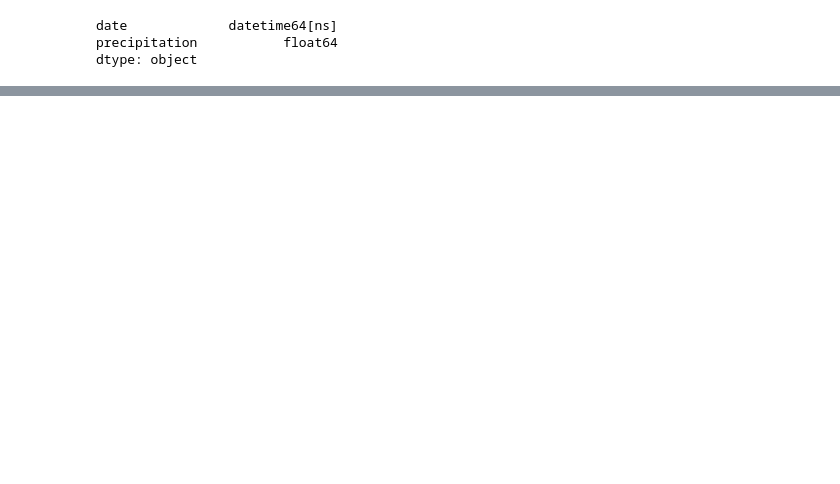
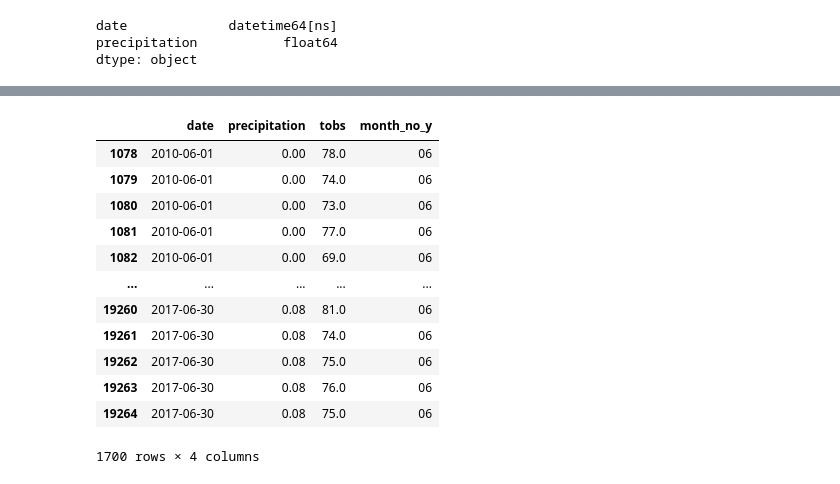
Before and after one commit to aramaswami/surfs_up, a Jupyter notebook: climate_analysis.ipynb, the cells around one changed output, grey strips where cells are left out. Saved outputs shown, nothing was run; the diff lists cells and outputs as text; code cells hidden in the pictures; blank space fills up the shorter version.

```diff
--- a/climate_analysis.ipynb
+++ b/climate_analysis.ipynb
@@ -328,0 +373,18 @@ df_prcp.groupby('month_no').mean()
+# %%
+#extract rows for June (month_no=6)
+df_june = df_merged_edited.loc[df_merged_edited['month_no_y'] == '06']
+df_june
+# %% [output]
+|  | date | precipitation | tobs | month_no_y |
+| 1078 | 2010-06-01 | 0.00 | 78.0 | 06 |
+| 1079 | 2010-06-01 | 0.00 | 74.0 | 06 |
+| 1080 | 2010-06-01 | 0.00 | 73.0 | 06 |
+| 1081 | 2010-06-01 | 0.00 | 77.0 | 06 |
+| 1082 | 2010-06-01 | 0.00 | 69.0 | 06 |
+| ... | ... | ... | ... | ... |
+| 19260 | 2017-06-30 | 0.08 | 81.0 | 06 |
+| 19261 | 2017-06-30 | 0.08 | 74.0 | 06 |
+| 19262 | 2017-06-30 | 0.08 | 75.0 | 06 |
+| 19263 | 2017-06-30 | 0.08 | 76.0 | 06 |
+| 19264 | 2017-06-30 | 0.08 | 75.0 | 06 |
+1700 rows × 4 columns
```
Also changed, not shown: parts of 26 cells of this notebook.
